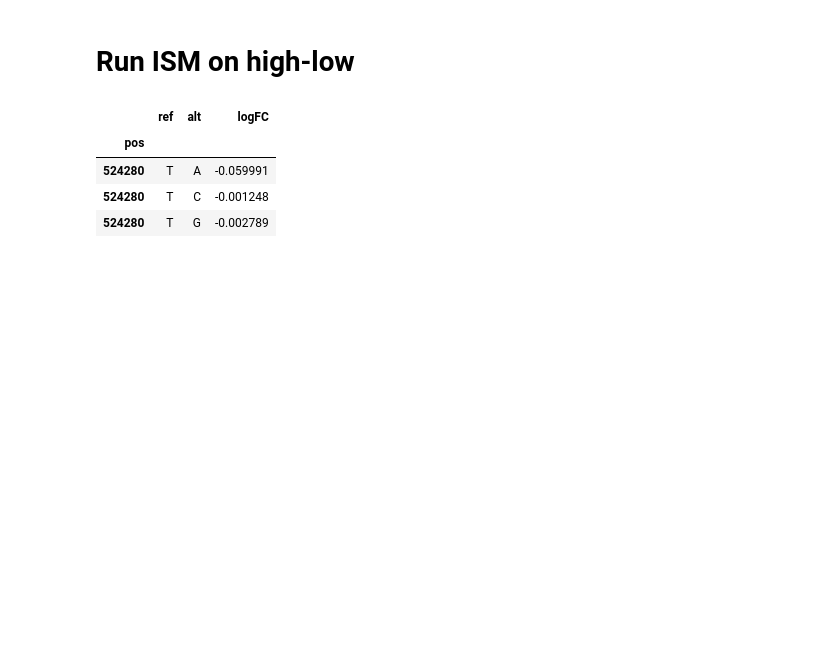
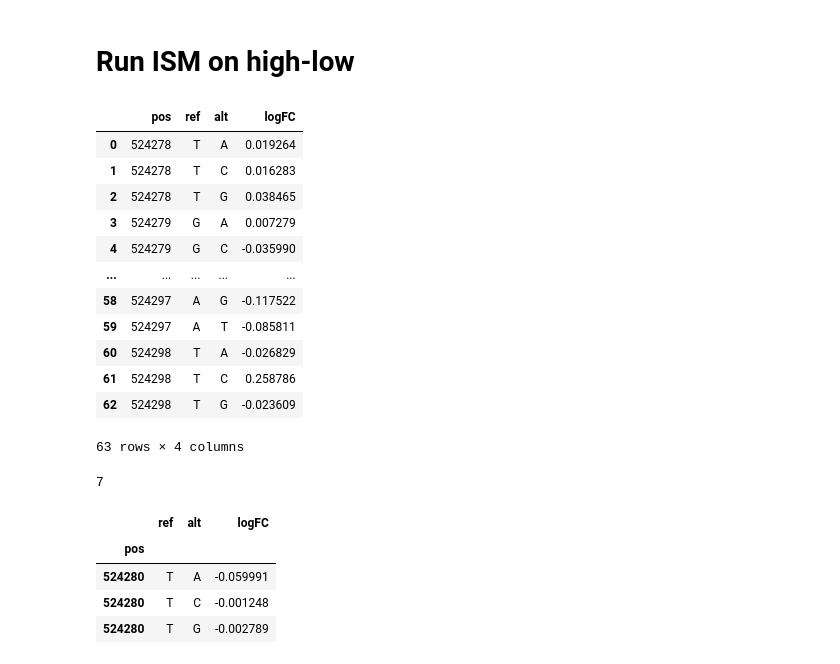
Before and after one commit to dmnburrows/geneseq_predict, a Jupyter notebook: AG_ISM.ipynb, the cells around one changed output. Cells and saved outputs as stored; diff of their text form; code cells hidden in the pictures; blank space fills up the shorter version.

```diff
--- a/AG_ISM.ipynb
+++ b/AG_ISM.ipynb
@@ -531,3 +538,19 @@ def mask(mode=None, neg_thr=-0.03, neu_thr=(-0.03,0.05), reg=None, curr_df=None)
         return None
 
     return curr_df[curr_df['pos'].isin(keep_pos)].set_index('pos')
+# %%
+a1_df
+# %% [output]
+|  | pos | ref | alt | logFC |
+| 0 | 524278 | T | A | 0.019264 |
+| 1 | 524278 | T | C | 0.016283 |
+| 2 | 524278 | T | G | 0.038465 |
+| 3 | 524279 | G | A | 0.007279 |
+| 4 | 524279 | G | C | -0.035990 |
+| ... | ... | ... | ... | ... |
+| 58 | 524297 | A | G | -0.117522 |
+| 59 | 524297 | A | T | -0.085811 |
+| 60 | 524298 | T | A | -0.026829 |
+| 61 | 524298 | T | C | 0.258786 |
+| 62 | 524298 | T | G | -0.023609 |
+63 rows × 4 columns
@@ -534,3 +560,7 @@ def mask(mode=None, neg_thr=-0.03, neu_thr=(-0.03,0.05), reg=None, curr_df=None)
+# %%
+len(np.unique(mask(mode = 'neg', neg_thr=-0.06, neu_thr=(-0.03,0.06), reg='A1', curr_df=a1_df).index))
+# %% [output]
+7
 # %%
 pos = 524280
 sub = mask_df.loc[pos]
```
Also changed, not shown: parts of 12 cells of this notebook, 2 other files.
